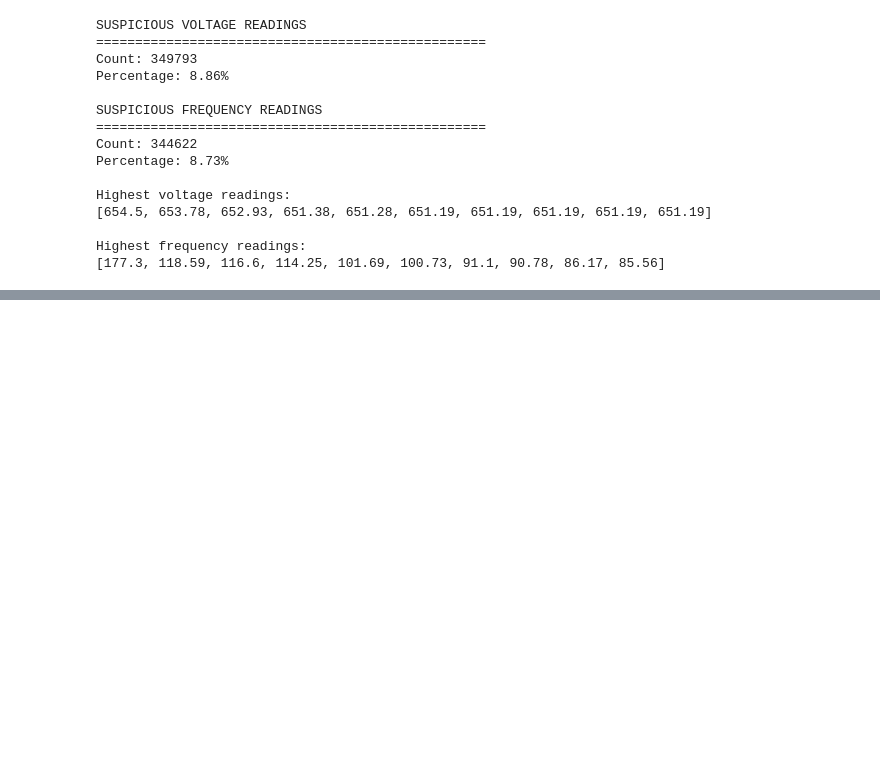
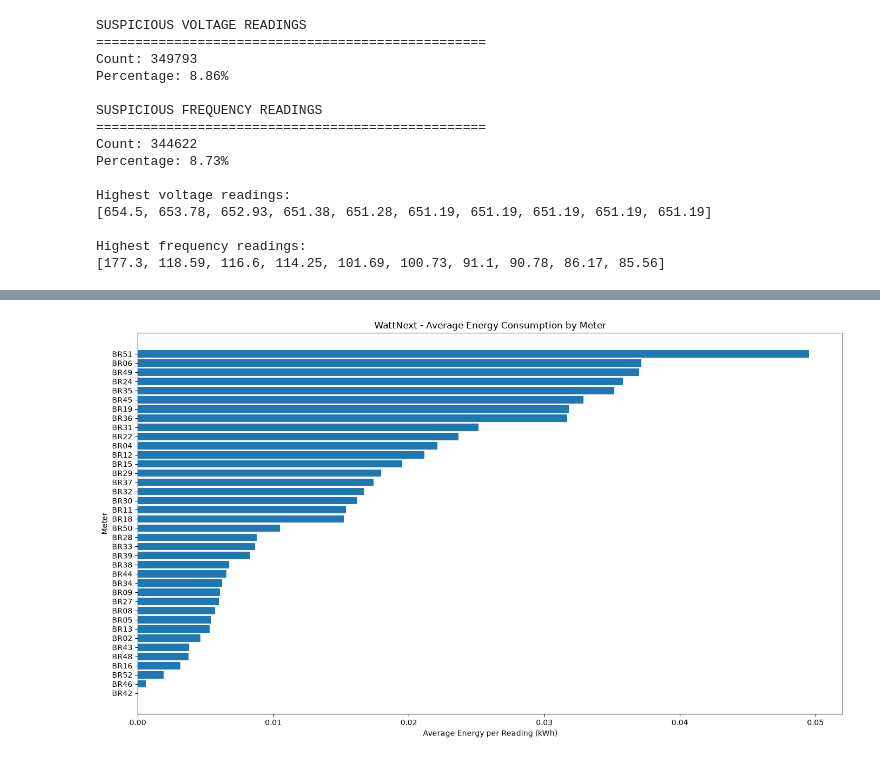
Before and after one commit to 00Raghav/WattNext, a Jupyter notebook: notebooks/01_explore_data.ipynb, the cells around one changed output, grey strips where cells are left out. Drawn from its saved outputs; the diff is of its cells as text; code cells hidden in the pictures; blank space fills up the shorter version.

```diff
--- a/notebooks/01_explore_data.ipynb
+++ b/notebooks/01_explore_data.ipynb
@@ -1018,0 +1075,22 @@ Highest frequency readings:
+# %%
+plt.figure(figsize=(14, 8))
+
+average_energy_sorted = meter_energy_summary.sort_values(
+    "average_energy",
+    ascending=False
+)
+
+plt.barh(
+    average_energy_sorted.index,
+    average_energy_sorted["average_energy"]
+)
+
+plt.xlabel("Average Energy per Reading (kWh)")
+plt.ylabel("Meter")
+plt.title("WattNext - Average Energy Consumption by Meter")
+
+plt.gca().invert_yaxis()
+plt.tight_layout()
+plt.show()
+# %% [output]
+[figure, added]
```
Also changed, not shown: parts of 25 cells of this notebook, 2 other files.
